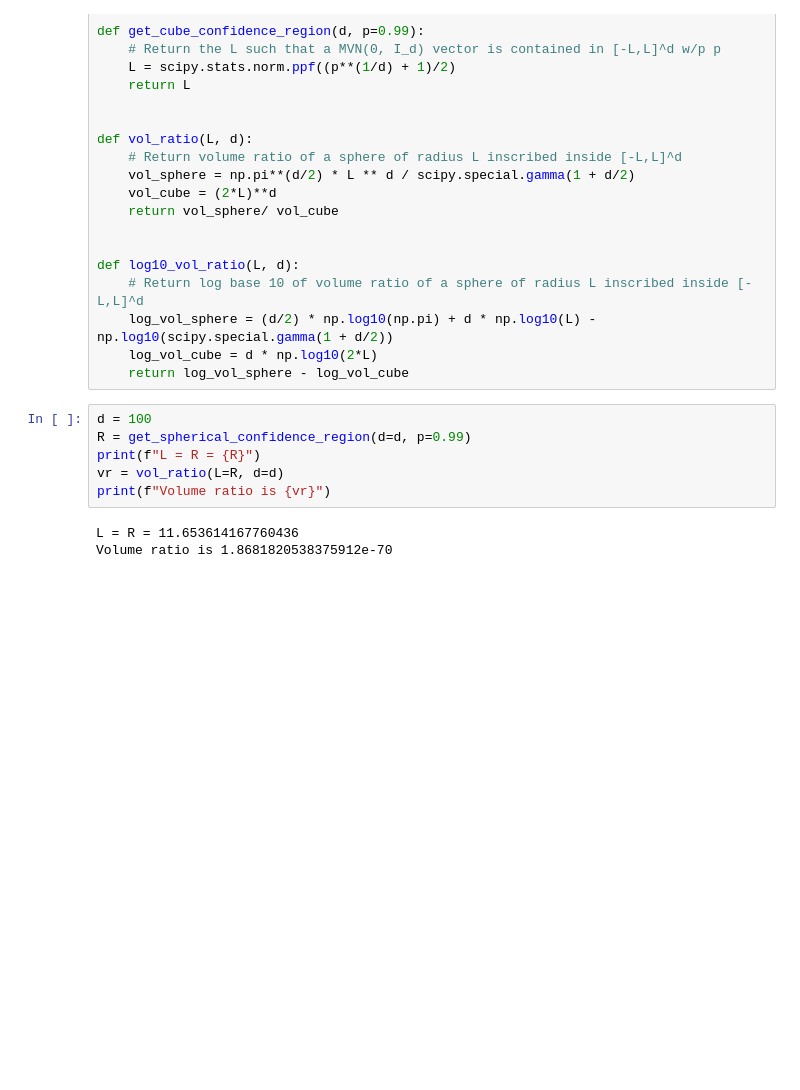
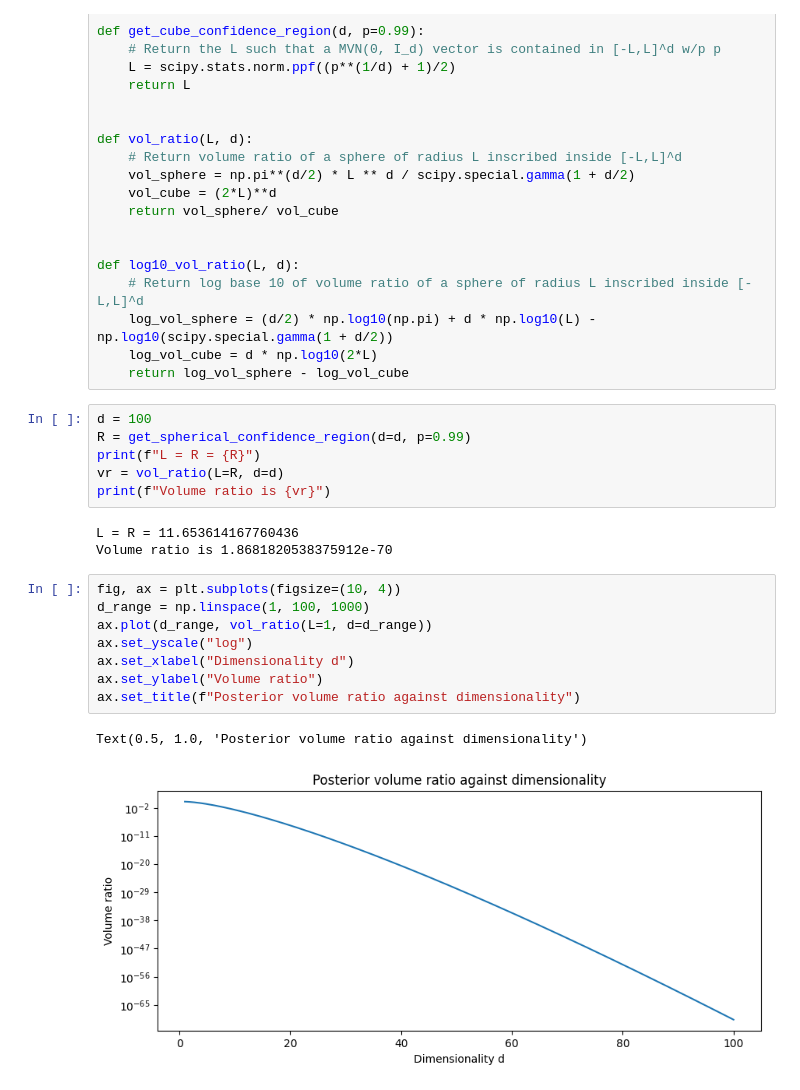
Before and after one commit to kaisamaroo/SBC-SBI, a Jupyter notebook: notebooks/toy_examples/unif_norm/compute_prior_width.ipynb, the cells around one changed output. Drawn from its saved outputs; the diff is of its cells as text; blank space fills up the shorter version.

```diff
--- a/notebooks/toy_examples/unif_norm/compute_prior_width.ipynb
+++ b/notebooks/toy_examples/unif_norm/compute_prior_width.ipynb
@@ -79,3 +80,14 @@ print(f"Volume ratio is {vr}")
 # %% [output]
 L = R = 11.653614167760436
 Volume ratio is 1.8681820538375912e-70
+# %%
+fig, ax = plt.subplots(figsize=(10, 4))
+d_range = np.linspace(1, 100, 1000)
+ax.plot(d_range, vol_ratio(L=1, d=d_range))
+ax.set_yscale("log")
+ax.set_xlabel("Dimensionality d")
+ax.set_ylabel("Volume ratio")
+ax.set_title(f"Posterior volume ratio against dimensionality")
+# %% [output]
+Text(0.5, 1.0, 'Posterior volume ratio against dimensionality')
+[figure, added]
```
Also changed, not shown: parts of 1 cell of this notebook, 7 other files.
